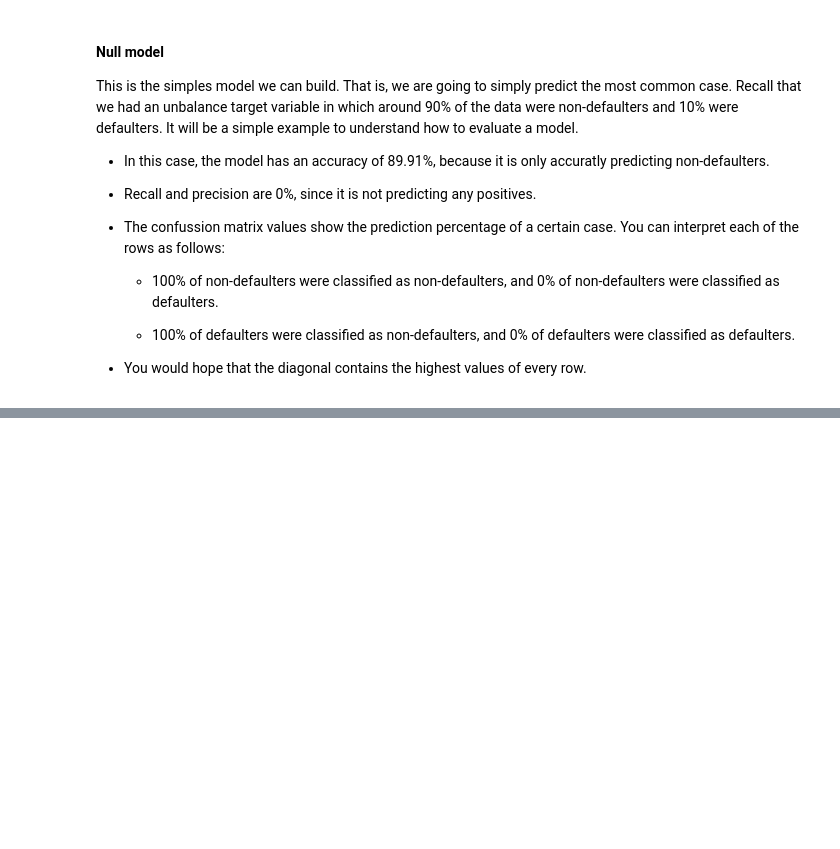
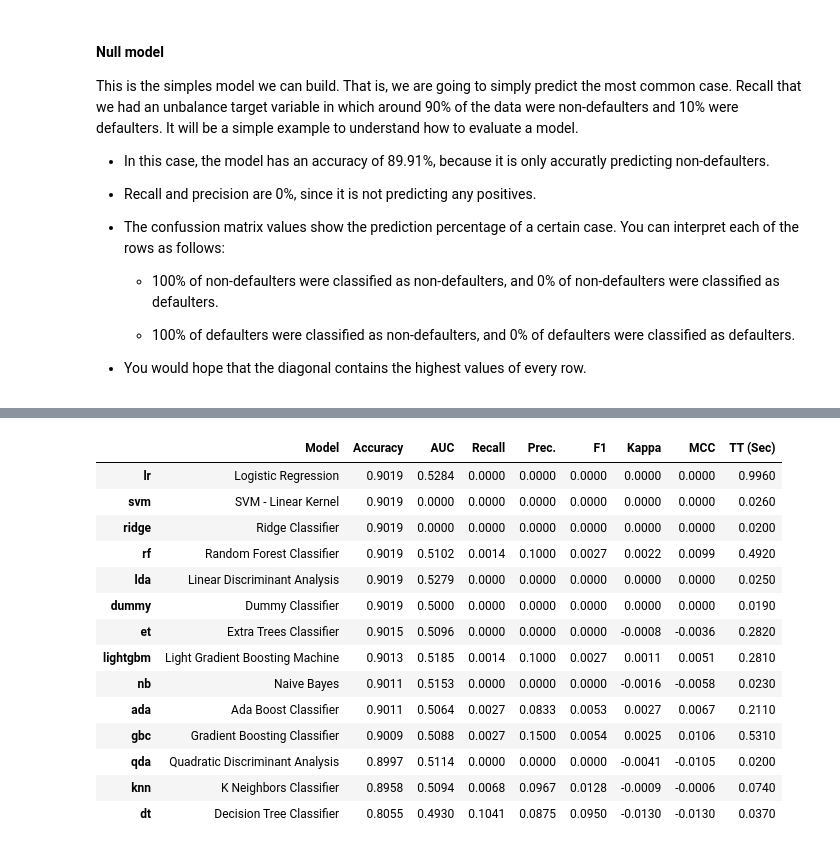
Before and after one commit to kevinmiguel97/Credit-default-model, a Jupyter notebook: Credit_default_model.ipynb, the cells around one changed output, grey strips where cells are left out. Cells and saved outputs as stored; diff of their text form; code cells hidden in the pictures; blank space fills up the shorter version.

Commit message:
Models comparisson

```diff
--- a/Credit_default_model.ipynb
+++ b/Credit_default_model.ipynb
@@ -834,0 +860,18 @@ plot_confusion_matrix(y_train, y_pred, title = 'Confusion Matrix: Null model')
+# %%
+best_models = compare_models()
+# %% [output]
+|  | Model | Accuracy | AUC | Recall | Prec. | F1 | Kappa | MCC | TT (Sec) |
+| lr | Logistic Regression | 0.9019 | 0.5284 | 0.0000 | 0.0000 | 0.0000 | 0.0000 | 0.0000 | 0.9960 |
+| svm | SVM - Linear Kernel | 0.9019 | 0.0000 | 0.0000 | 0.0000 | 0.0000 | 0.0000 | 0.0000 | 0.0260 |
+| ridge | Ridge Classifier | 0.9019 | 0.0000 | 0.0000 | 0.0000 | 0.0000 | 0.0000 | 0.0000 | 0.0200 |
+| rf | Random Forest Classifier | 0.9019 | 0.5102 | 0.0014 | 0.1000 | 0.0027 | 0.0022 | 0.0099 | 0.4920 |
+| lda | Linear Discriminant Analysis | 0.9019 | 0.5279 | 0.0000 | 0.0000 | 0.0000 | 0.0000 | 0.0000 | 0.0250 |
+| dummy | Dummy Classifier | 0.9019 | 0.5000 | 0.0000 | 0.0000 | 0.0000 | 0.0000 | 0.0000 | 0.0190 |
+| et | Extra Trees Classifier | 0.9015 | 0.5096 | 0.0000 | 0.0000 | 0.0000 | -0.0008 | -0.0036 | 0.2820 |
+| lightgbm | Light Gradient Boosting Machine | 0.9013 | 0.5185 | 0.0014 | 0.1000 | 0.0027 | 0.0011 | 0.0051 | 0.2810 |
+| nb | Naive Bayes | 0.9011 | 0.5153 | 0.0000 | 0.0000 | 0.0000 | -0.0016 | -0.0058 | 0.0230 |
+| ada | Ada Boost Classifier | 0.9011 | 0.5064 | 0.0027 | 0.0833 | 0.0053 | 0.0027 | 0.0067 | 0.2110 |
+| gbc | Gradient Boosting Classifier | 0.9009 | 0.5088 | 0.0027 | 0.1500 | 0.0054 | 0.0025 | 0.0106 | 0.5310 |
+| qda | Quadratic Discriminant Analysis | 0.8997 | 0.5114 | 0.0000 | 0.0000 | 0.0000 | -0.0041 | -0.0105 | 0.0200 |
+| knn | K Neighbors Classifier | 0.8958 | 0.5094 | 0.0068 | 0.0967 | 0.0128 | -0.0009 | -0.0006 | 0.0740 |
+| dt | Decision Tree Classifier | 0.8055 | 0.4930 | 0.1041 | 0.0875 | 0.0950 | -0.0130 | -0.0130 | 0.0370 |
```
Also changed, not shown: parts of 11 cells of this notebook, 4 other files.
